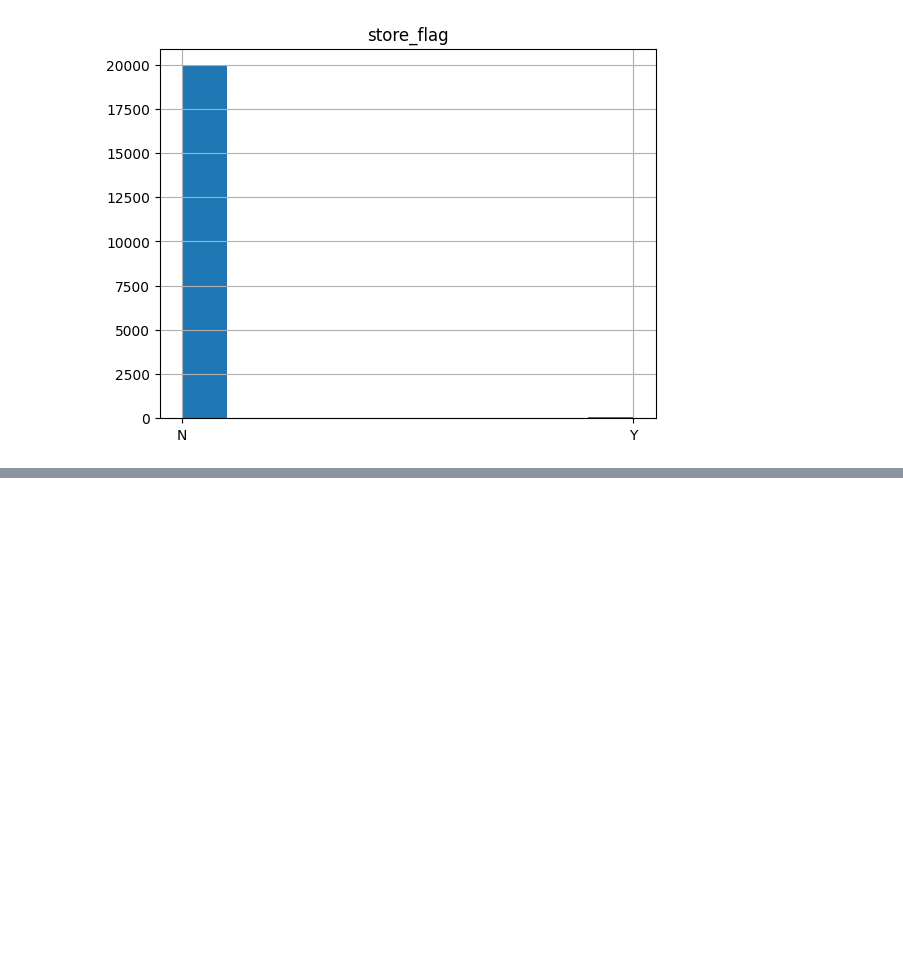
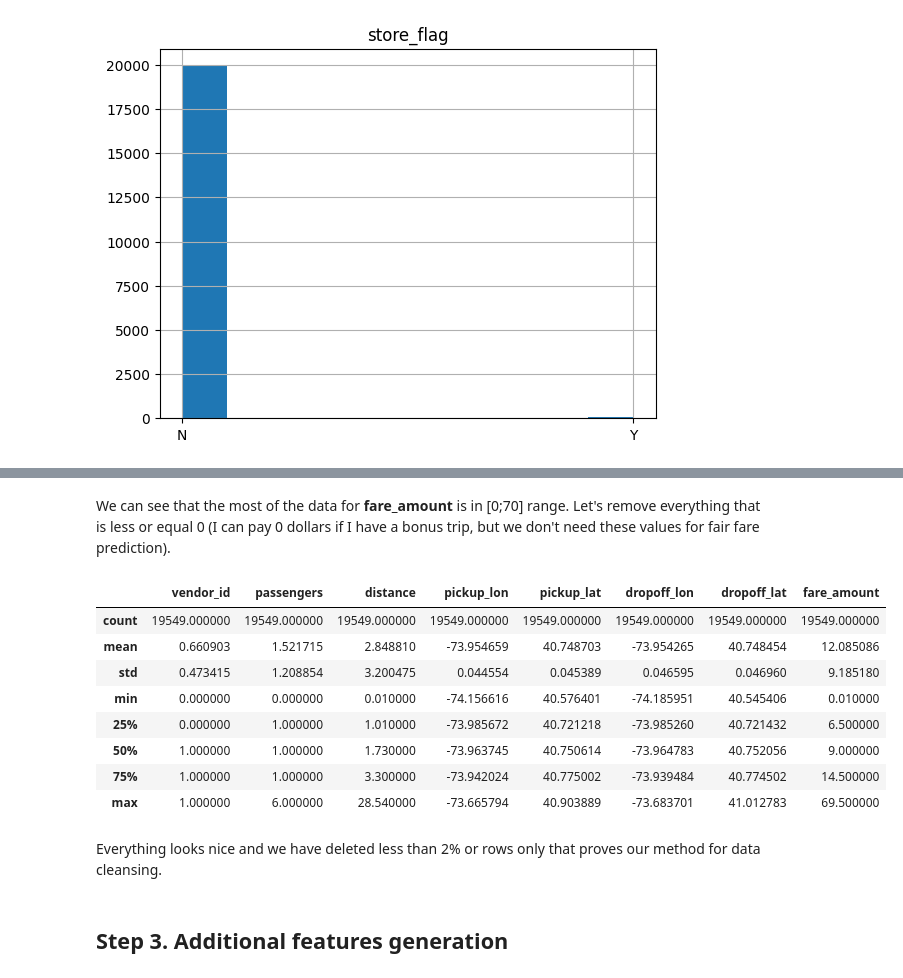
Before and after one commit to sbaidachni/dtsa5509, a Jupyter notebook: notebooks/final_project.ipynb, the cells around one changed output, grey strips where cells are left out. Cells and saved outputs as stored; diff of their text form; code cells hidden in the pictures; blank space fills up the shorter version.

Commit message:
step 1-2 has been commented

```diff
--- a/notebooks/final_project.ipynb
+++ b/notebooks/final_project.ipynb
@@ -301,3 +401,23 @@ full_taxi_df = full_taxi_df.drop(['store_flag'], axis=1)
+# %% [markdown]
+We can see that the most of the data for **fare_amount** is in [0;70] range. Let's remove everything that is less or equal 0 (I can pay 0 dollars if I have a bonus trip, but we don't need these values for fair fare prediction).
+# %%
+full_taxi_df = full_taxi_df[(full_taxi_df['fare_amount']>0) & (full_taxi_df['fare_amount']<70)]
+# %%
+full_taxi_df.describe()
+# %% [output]
+|  | vendor_id | passengers | distance | pickup_lon | pickup_lat | dropoff_lon | dropoff_lat | fare_amount |
+| count | 19549.000000 | 19549.000000 | 19549.000000 | 19549.000000 | 19549.000000 | 19549.000000 | 19549.000000 | 19549.000000 |
+| mean | 0.660903 | 1.521715 | 2.848810 | -73.954659 | 40.748703 | -73.954265 | 40.748454 | 12.085086 |
+| std | 0.473415 | 1.208854 | 3.200475 | 0.044554 | 0.045389 | 0.046595 | 0.046960 | 9.185180 |
+| min | 0.000000 | 0.000000 | 0.010000 | -74.156616 | 40.576401 | -74.185951 | 40.545406 | 0.010000 |
+| 25% | 0.000000 | 1.000000 | 1.010000 | -73.985672 | 40.721218 | -73.985260 | 40.721432 | 6.500000 |
+| 50% | 1.000000 | 1.000000 | 1.730000 | -73.963745 | 40.750614 | -73.964783 | 40.752056 | 9.000000 |
+| 75% | 1.000000 | 1.000000 | 3.300000 | -73.942024 | 40.775002 | -73.939484 | 40.774502 | 14.500000 |
+| max | 1.000000 | 6.000000 | 28.540000 | -73.665794 | 40.903889 | -73.683701 | 41.012783 | 69.500000 |
+# %% [markdown]
+Everything looks nice and we have deleted less than 2% or rows only that proves our method for data cleansing.
+# %% [markdown]
+## Step 3. Additional features generation
 # %%
 full_taxi_df["passengers"].hist()
 plt.title("passenger")
```
Also changed, not shown: parts of 76 cells of this notebook.
